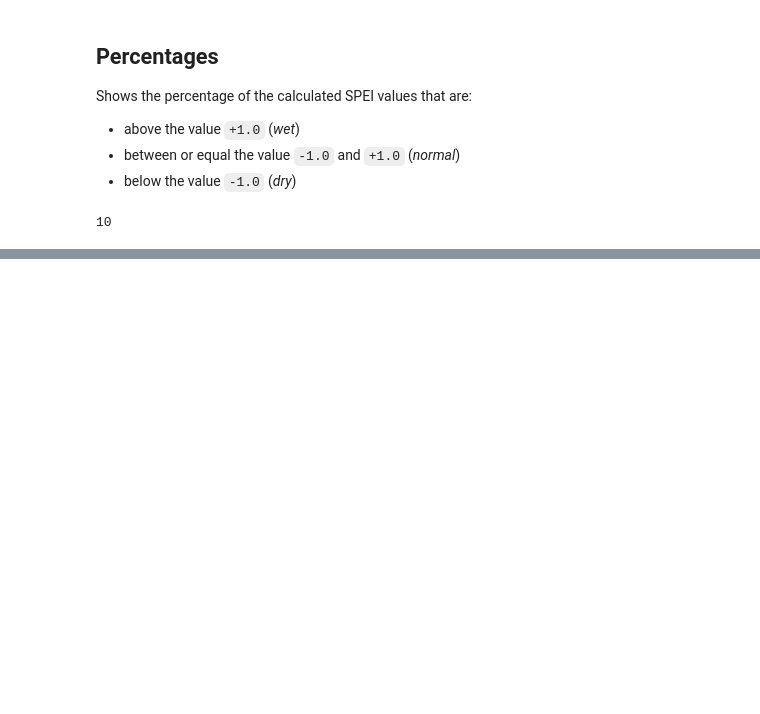
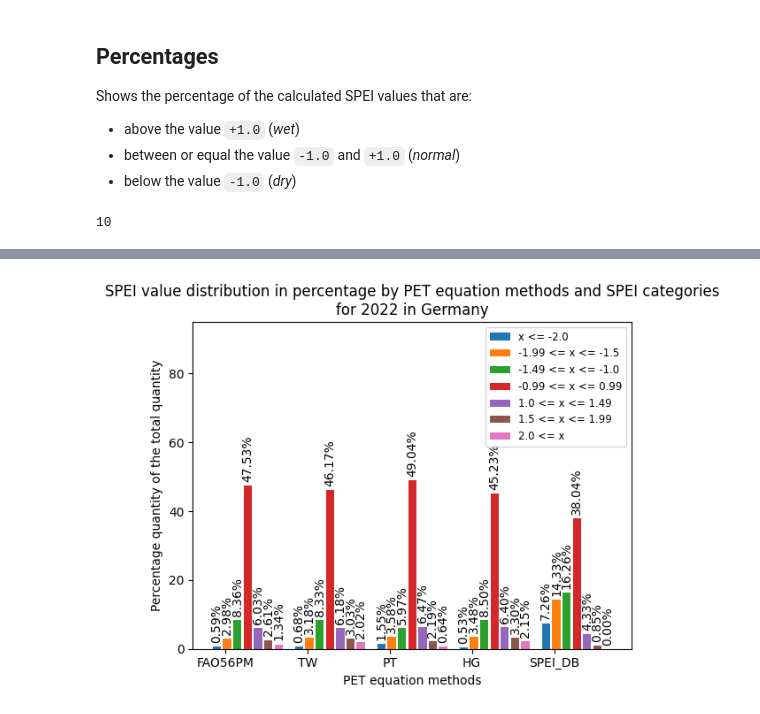
Before and after one commit to JustinTrvz/drought-detector, a Jupyter notebook: data_comparison/compare_spei_meteorologcial.ipynb, the cells around one changed output, grey strips where cells are left out. Saved outputs shown, nothing was run; the diff lists cells and outputs as text; code cells hidden in the pictures; blank space fills up the shorter version.

```diff
--- a/data_comparison/compare_spei_calc.ipynb
+++ b/data_comparison/compare_spei_meteorologcial.ipynb
@@ -369,9 +392,13 @@ difference = relativedelta(end_date, begin_date)
 total_months = difference.years * 12 + difference.months
 print(total_months)
 for equation in equations:
-    perc_results_sum[equation.upper()]["perc_below_1"] = perc_results_sum[equation.upper()]["perc_below_1"] / total_months
-    perc_results_sum[equation.upper()]["perc_over_1"] = perc_results_sum[equation.upper()]["perc_over_1"] / total_months
-    perc_results_sum[equation.upper()]["perc_ok"] = 100 - perc_results_sum[equation.upper()]["perc_over_1"] - perc_results_sum[equation.upper()]["perc_below_1"]
+    perc_results_sum[equation.upper()]["ed"] = perc_results_sum[equation.upper()]["ed"] / total_months
+    perc_results_sum[equation.upper()]["sd"] = perc_results_sum[equation.upper()]["sd"] / total_months
+    perc_results_sum[equation.upper()]["md"] = perc_results_sum[equation.upper()]["md"] / total_months
+    perc_results_sum[equation.upper()]["n"] = perc_results_sum[equation.upper()]["n"] / total_months
+    perc_results_sum[equation.upper()]["mw"] = perc_results_sum[equation.upper()]["mw"] / total_months
+    perc_results_sum[equation.upper()]["sw"] = perc_results_sum[equation.upper()]["sw"] / total_months
+    perc_results_sum[equation.upper()]["ew"] = perc_results_sum[equation.upper()]["ew"] / total_months
 # %% [output]
 10
 # %%
@@ -442,0 +424,50 @@ plt.show()
+# %%
+import matplotlib.pyplot as plt
+
+equations = list(perc_results_sum.keys())
+ed = [perc_results_sum[method]['ed'] for method in equations]
+sd = [perc_results_sum[method]['sd'] for method in equations]
+md = [perc_results_sum[method]['md'] for method in equations]
+n = [perc_results_sum[method]['n'] for method in equations]
+mw = [perc_results_sum[method]['mw'] for method in equations]
+sw = [perc_results_sum[method]['sw'] for method in equations]
+ew = [perc_results_sum[method]['ew'] for method in equations]
+
+x = range(len(equations))
+bar_width = 0.1
+
+r1 = range(len(equations))
+bar_gap=1.25
+r2 = [x + bar_gap*bar_width for x in r1]
+r3 = [x + bar_gap*bar_width for x in r2]
+r4 = [x + bar_gap*bar_width for x in r3]
+r5 = [x + bar_gap*bar_width for x in r4]
+r6 = [x + bar_gap*bar_width for x in r5]
+r7 = [x + bar_gap*bar_width for x in r6]
+
+fig, ax = plt.subplots()
+rects1 = ax.bar(r1, ed, bar_width, label='x <= -2.0')
+rects2 = ax.bar(r2, sd, bar_width, label='-1.99 <= x <= -1.5')
+rects3 = ax.bar(r3, md, bar_width, label='-1.49 <= x <= -1.0')
+rects4 = ax.bar(r4, n, bar_width, label='-0.99 <= x <= 0.99')
+rects5 = ax.bar(r5, mw, bar_width, label='1.0 <= x <= 1.49')
+rects6 = ax.bar(r6, sw, bar_width, label='1.5 <= x <= 1.99')
+rects7 = ax.bar(r7, ew, bar_width, label='2.0 <= x')
+
+for rect in rects1 + rects2 + rects3 + rects4 + rects5 + rects6 + rects7:
+    height = rect.get_height()
+    ax.annotate(f'{height:.2f}%', xy=(rect.get_x() + rect.get_width() / 2, height),
+                xytext=(0, 3), textcoords="offset points", rotation='vertical',
+                ha='center', va='bottom')
+
+plt.ylim(0, 95)
+ax.set_xlabel('PET equation methods')
+ax.set_ylabel('Percentage quantity of the total quantity')
+ax.set_title('SPEI value distribution in percentage by PET equation methods and SPEI categories\nfor 2022 in Germany')
+ax.set_xticks([i + bar_width for i in x])
+ax.set_xticklabels(equations)
+ax.legend(fontsize='small')
+
+plt.show()
+# %% [output]
+[figure, added]
```
Also changed, not shown: parts of 10 cells of this notebook, 14 other files.
